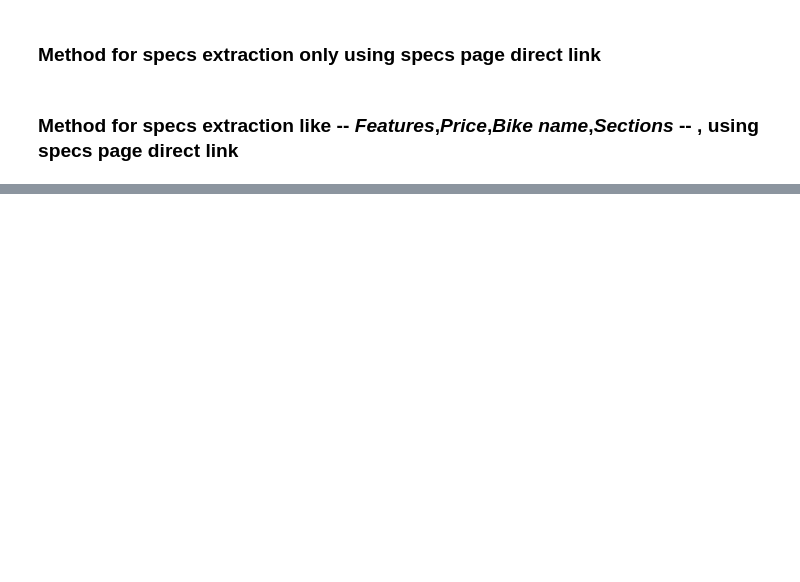
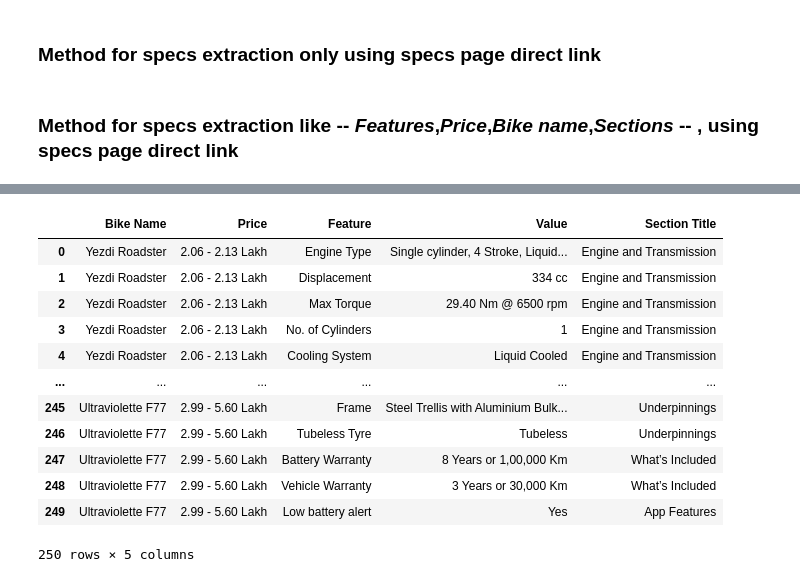
Before and after one commit to atharvpuranik/Indian_bikes_data_scrapped, a Jupyter notebook: notebooks/Scrapping_indian_bikes_specs.ipynb, the cells around one changed output, grey strips where cells are left out. Saved outputs shown, nothing was run; the diff lists cells and outputs as text; code cells hidden in the pictures; blank space fills up the shorter version.

Commit message:
Added data for 2 more brands and updated both the csvs specs_all and links all

```diff
--- a/notebooks/Scrapping_indian_bikes_specs.ipynb
+++ b/notebooks/Scrapping_indian_bikes_specs.ipynb
@@ -498 +551,21 @@ print(df_bike_details)
+# %%
+df_yezdi_ultra = pd.read_csv("bike_specs_yezdi_ultraviolett.csv")
+# %%
+df_yezdi_ultra.drop('Unnamed: 0', axis=1, inplace=True)
+# %%
+df_yezdi_ultra
+# %% [output]
+|  | Bike Name | Price | Feature | Value | Section Title |
+| 0 | Yezdi Roadster | 2.06 - 2.13 Lakh | Engine Type | Single cylinder, 4 Stroke, Liquid... | Engine and Transmission |
+| 1 | Yezdi Roadster | 2.06 - 2.13 Lakh | Displacement | 334 cc | Engine and Transmission |
+| 2 | Yezdi Roadster | 2.06 - 2.13 Lakh | Max Torque | 29.40 Nm @ 6500 rpm | Engine and Transmission |
+| 3 | Yezdi Roadster | 2.06 - 2.13 Lakh | No. of Cylinders | 1 | Engine and Transmission |
+| 4 | Yezdi Roadster | 2.06 - 2.13 Lakh | Cooling System | Liquid Cooled | Engine and Transmission |
+| ... | ... | ... | ... | ... | ... |
+| 245 | Ultraviolette F77 | 2.99 - 5.60 Lakh | Frame | Steel Trellis with Aluminium Bulk... | Underpinnings |
+| 246 | Ultraviolette F77 | 2.99 - 5.60 Lakh | Tubeless Tyre | Tubeless | Underpinnings |
+| 247 | Ultraviolette F77 | 2.99 - 5.60 Lakh | Battery Warranty | 8 Years or 1,00,000 Km | What’s Included |
+| 248 | Ultraviolette F77 | 2.99 - 5.60 Lakh | Vehicle Warranty | 3 Years or 30,000 Km | What’s Included |
+| 249 | Ultraviolette F77 | 2.99 - 5.60 Lakh | Low battery alert | Yes | App Features |
+250 rows × 5 columns
 # %%
```
Also changed, not shown: parts of 17 cells of this notebook, 5 other files.
